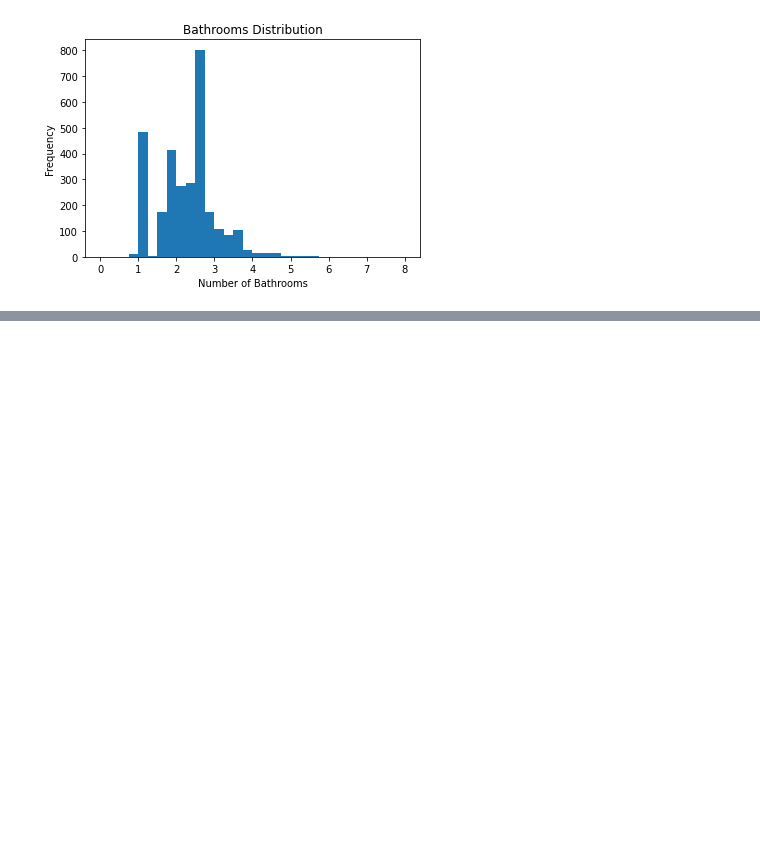
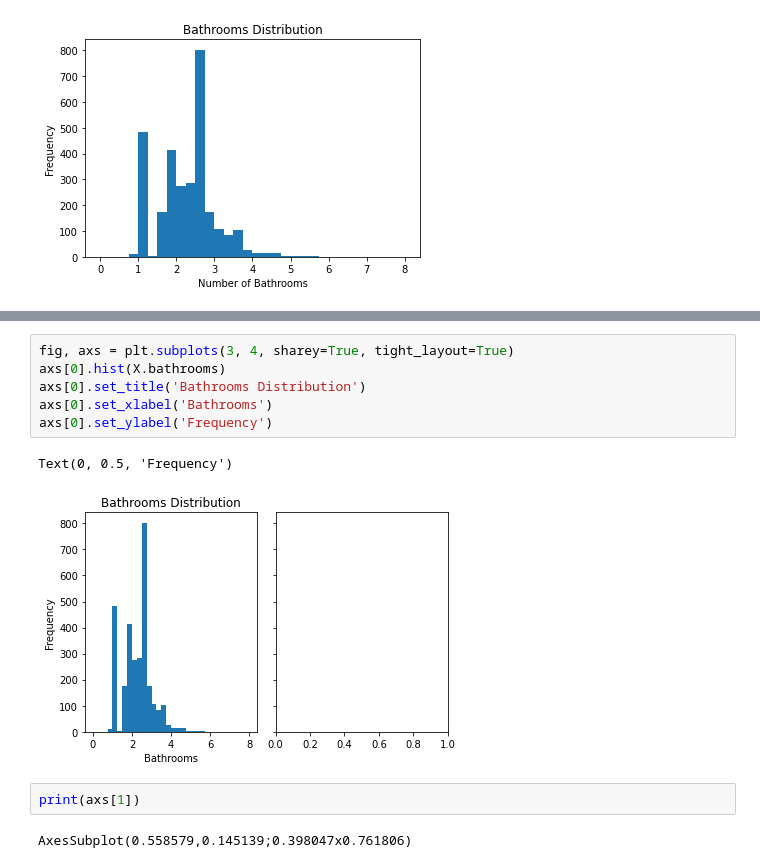
Before and after one commit to rajadevineni/House_Price_Prediction, a Jupyter notebook: KNN_regressor.ipynb, the cells around one changed output, grey strips where cells are left out. Saved outputs shown, nothing was run; the diff lists cells and outputs as text; blank space fills up the shorter version.

```diff
--- a/KNN_regressor.ipynb
+++ b/KNN_regressor.ipynb
@@ -89,0 +87,13 @@ plt.gca().set(title='Bathrooms Distribution', ylabel='Frequency', xlabel='Number
+# %%
+fig, axs = plt.subplots(3, 4, sharey=True, tight_layout=True)
+axs[0].hist(X.bathrooms)
+axs[0].set_title('Bathrooms Distribution')
+axs[0].set_xlabel('Bathrooms')
+axs[0].set_ylabel('Frequency')
+# %% [output]
+Text(0, 0.5, 'Frequency')
+[figure, added]
+# %%
+print(axs[1])
+# %% [output]
+AxesSubplot(0.558579,0.145139;0.398047x0.761806)
```
Also changed, not shown: parts of 2 cells of this notebook.
